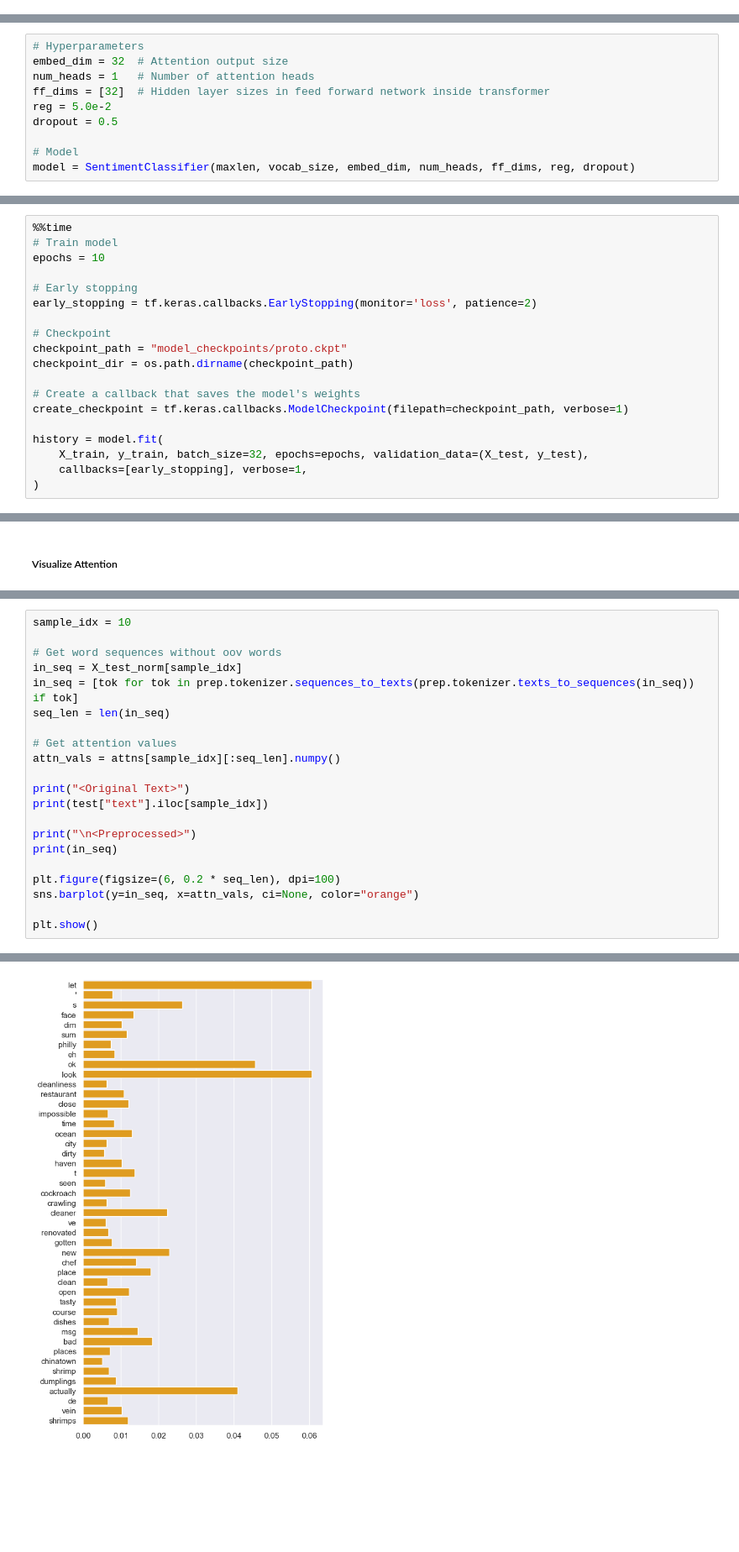
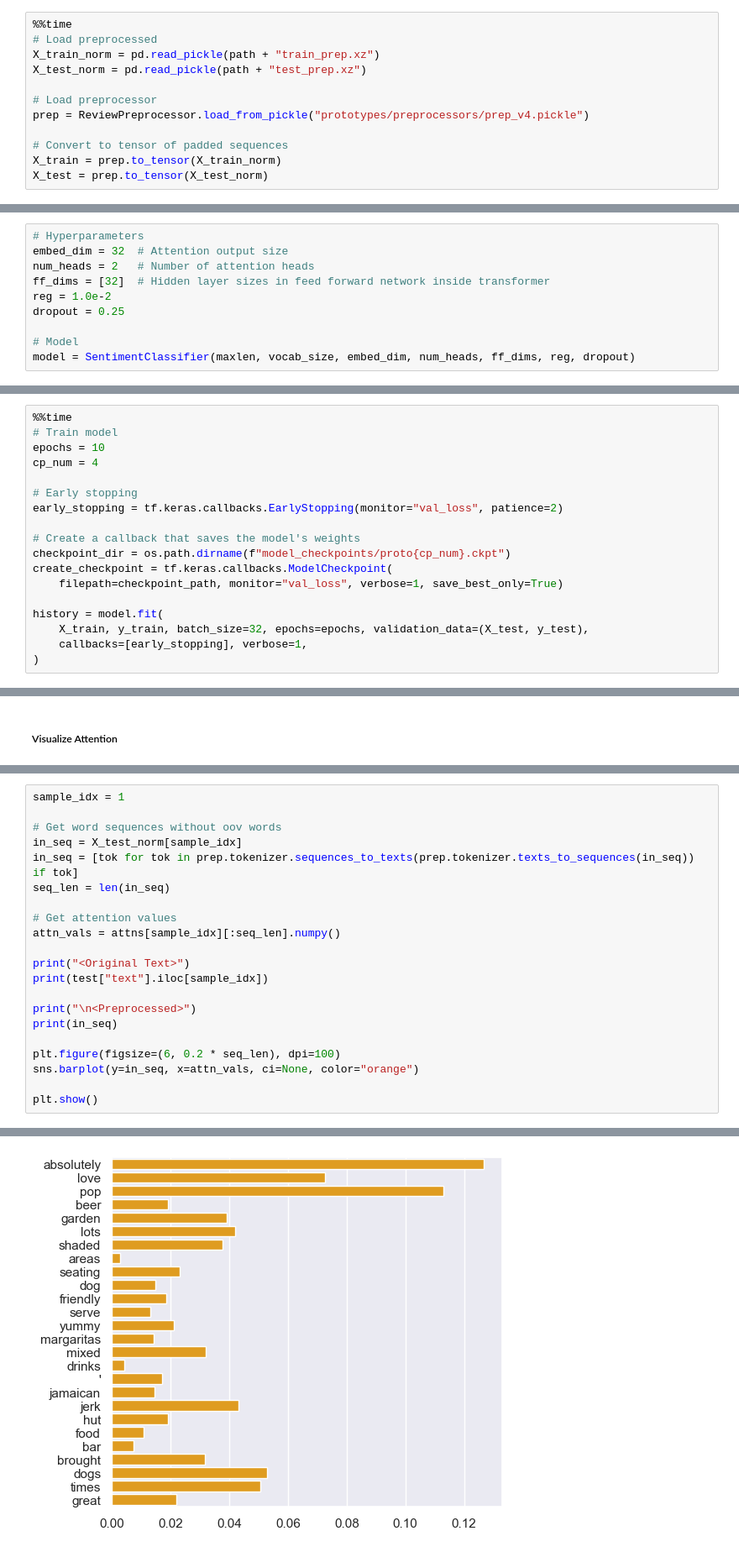
Before and after one commit to ericzander/cs374-yelp-attention, a Jupyter notebook: prototypes/project_prototype4.ipynb, the cells around one changed output, grey strips where cells are left out. Shown: that part at 84% size. Saved outputs shown, nothing was run; the diff lists cells and outputs as text; blank space fills up the shorter version.

Commit message:
Added data and refactoring
Moved model out of notebooks, added checkpoint callback, added NER

```diff
--- a/prototypes/project_prototype4.ipynb
+++ b/prototypes/project_prototype4.ipynb
@@ -113,0 +120,12 @@ Wall time: 21min 35s
+# %%
+%%time
+# Load preprocessed
+X_train_norm = pd.read_pickle(path + "train_prep.xz")
+X_test_norm = pd.read_pickle(path + "test_prep.xz")
+
+# Load preprocessor
+prep = ReviewPreprocessor.load_from_pickle("prototypes/preprocessors/prep_v4.pickle")
+
+# Convert to tensor of padded sequences
+X_train = prep.to_tensor(X_train_norm)
+X_test = prep.to_tensor(X_test_norm)
@@ -243,10 +247,10 @@ class SentimentClassifier(tf.keras.Model):
 # %%
 # Hyperparameters
 embed_dim = 32  # Attention output size
-num_heads = 1   # Number of attention heads
+num_heads = 2   # Number of attention heads
 ff_dims = [32]  # Hidden layer sizes in feed forward network inside transformer
-reg = 5.0e-2
-dropout = 0.5
+reg = 1.0e-2
+dropout = 0.25
 
 # Model
 model = SentimentClassifier(maxlen, vocab_size, embed_dim, num_heads, ff_dims, reg, dropout)
@@ -293,16 +297,15 @@ _________________________________________________________________
 %%time
 # Train model
 epochs = 10
+cp_num = 4
 
 # Early stopping
-early_stopping = tf.keras.callbacks.EarlyStopping(monitor='loss', patience=2)
-
-# Checkpoint
-checkpoint_path = "model_checkpoints/proto.ckpt"
-checkpoint_dir = os.path.dirname(checkpoint_path)
+early_stopping = tf.keras.callbacks.EarlyStopping(monitor="val_loss", patience=2)
 
 # Create a callback that saves the model's weights
-create_checkpoint = tf.keras.callbacks.ModelCheckpoint(filepath=checkpoint_path, verbose=1)
+checkpoint_dir = os.path.dirname(f"model_checkpoints/proto{cp_num}.ckpt")
+create_checkpoint = tf.keras.callbacks.ModelCheckpoint(
+    filepath=checkpoint_path, monitor="val_loss", verbose=1, save_best_only=True)
 
 history = model.fit(
     X_train, y_train, batch_size=32, epochs=epochs, validation_data=(X_test, y_test),
@@ -416,5 +429,5 @@ array([0.1309183 , 0.04596469, 0.01737457, 0.044142  , 0.01941974,
 # %%
-sample_idx = 10
+sample_idx = 1
 
 # Get word sequences without oov words
 in_seq = X_test_norm[sample_idx]
@@ -446 +456 @@ The shrimp dumplings here are cleaner too, they actually de-vein their shrimps.
-[figure, old version]
+[figure, new version]
```
Also changed, not shown: parts of 30 cells of this notebook, 15 other files.
